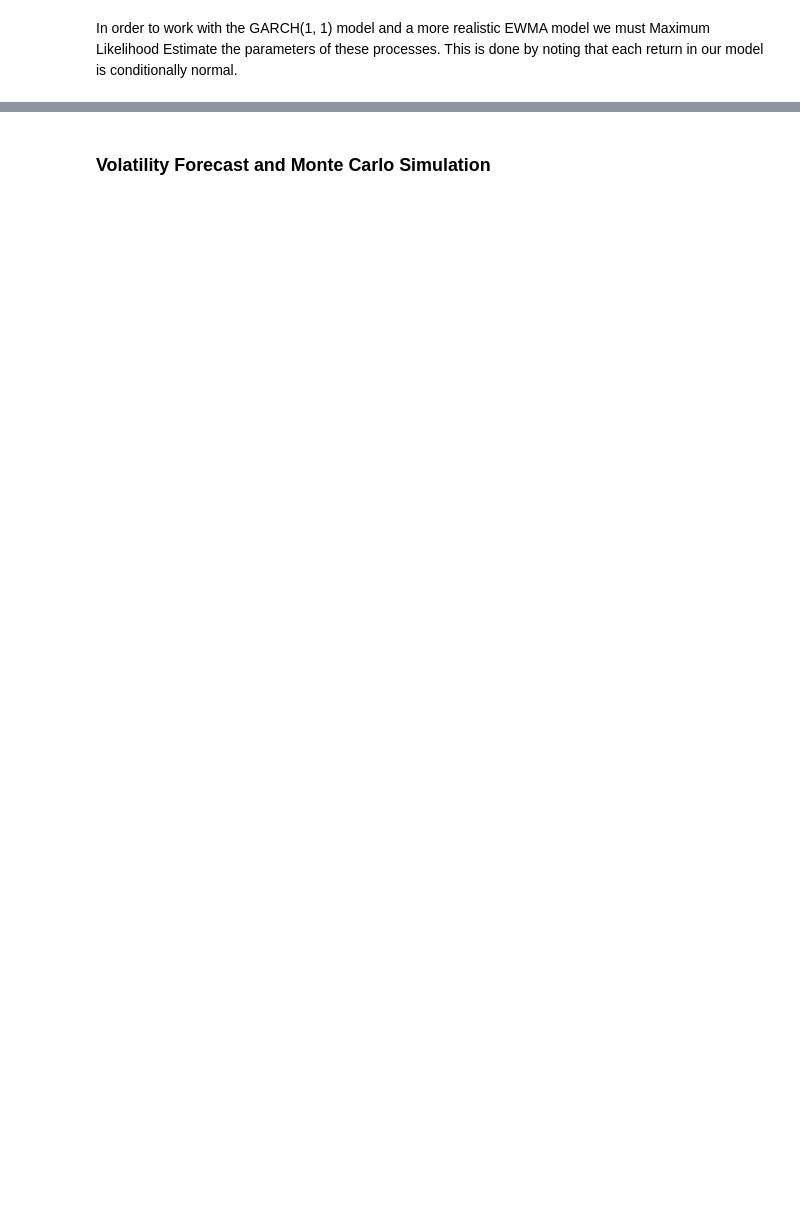
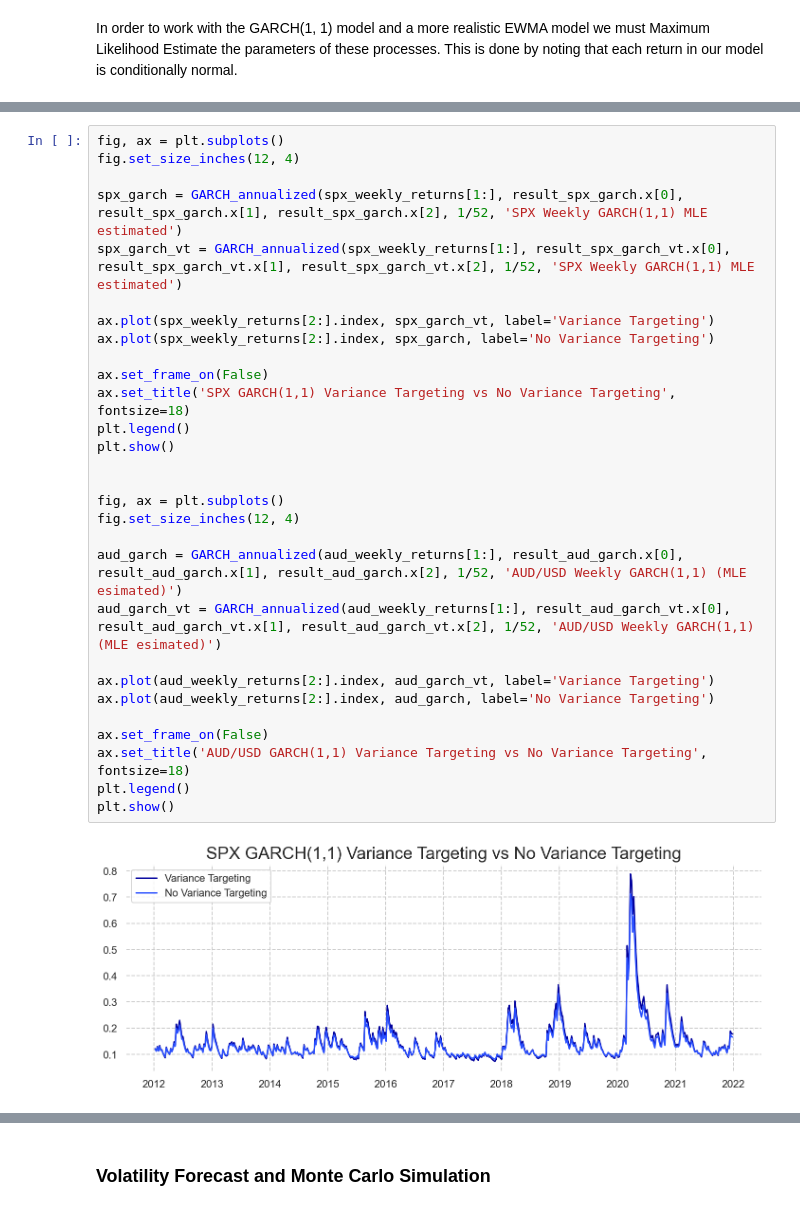
Before and after one commit to Sinbad-The-Sailor/Financial-Mathematics-Notebooks, a Jupyter notebook: volatility_modelling.ipynb, the cells around one changed output, grey strips where cells are left out. Saved outputs shown, nothing was run; the diff lists cells and outputs as text; blank space fills up the shorter version.

```diff
--- a/volatility_modelling.ipynb
+++ b/volatility_modelling.ipynb
@@ -393,0 +414,31 @@ GARCH_annualized(aud_weekly_returns[1:], result_aud_garch.x[0], result_aud_garch
+# %%
+fig, ax = plt.subplots()
+fig.set_size_inches(12, 4)
+
+spx_garch = GARCH_annualized(spx_weekly_returns[1:], result_spx_garch.x[0], result_spx_garch.x[1], result_spx_garch.x[2], 1/52, 'SPX Weekly GARCH(1,1) MLE estimated')
+spx_garch_vt = GARCH_annualized(spx_weekly_returns[1:], result_spx_garch_vt.x[0], result_spx_garch_vt.x[1], result_spx_garch_vt.x[2], 1/52, 'SPX Weekly GARCH(1,1) MLE estimated')
+
+ax.plot(spx_weekly_returns[2:].index, spx_garch_vt, label='Variance Targeting')
+ax.plot(spx_weekly_returns[2:].index, spx_garch, label='No Variance Targeting')
+
+ax.set_frame_on(False)
+ax.set_title('SPX GARCH(1,1) Variance Targeting vs No Variance Targeting', fontsize=18)
+plt.legend()
+plt.show()
+
+
+fig, ax = plt.subplots()
+fig.set_size_inches(12, 4)
+
+aud_garch = GARCH_annualized(aud_weekly_returns[1:], result_aud_garch.x[0], result_aud_garch.x[1], result_aud_garch.x[2], 1/52, 'AUD/USD Weekly GARCH(1,1) (MLE esimated)')
+aud_garch_vt = GARCH_annualized(aud_weekly_returns[1:], result_aud_garch_vt.x[0], result_aud_garch_vt.x[1], result_aud_garch_vt.x[2], 1/52, 'AUD/USD Weekly GARCH(1,1) (MLE esimated)')
+
+ax.plot(aud_weekly_returns[2:].index, aud_garch_vt, label='Variance Targeting')
+ax.plot(aud_weekly_returns[2:].index, aud_garch, label='No Variance Targeting')
+
+ax.set_frame_on(False)
+ax.set_title('AUD/USD GARCH(1,1) Variance Targeting vs No Variance Targeting', fontsize=18)
+plt.legend()
+plt.show()
+# %% [output]
+[figure, added]
```
Also changed, not shown: parts of 7 cells of this notebook.
